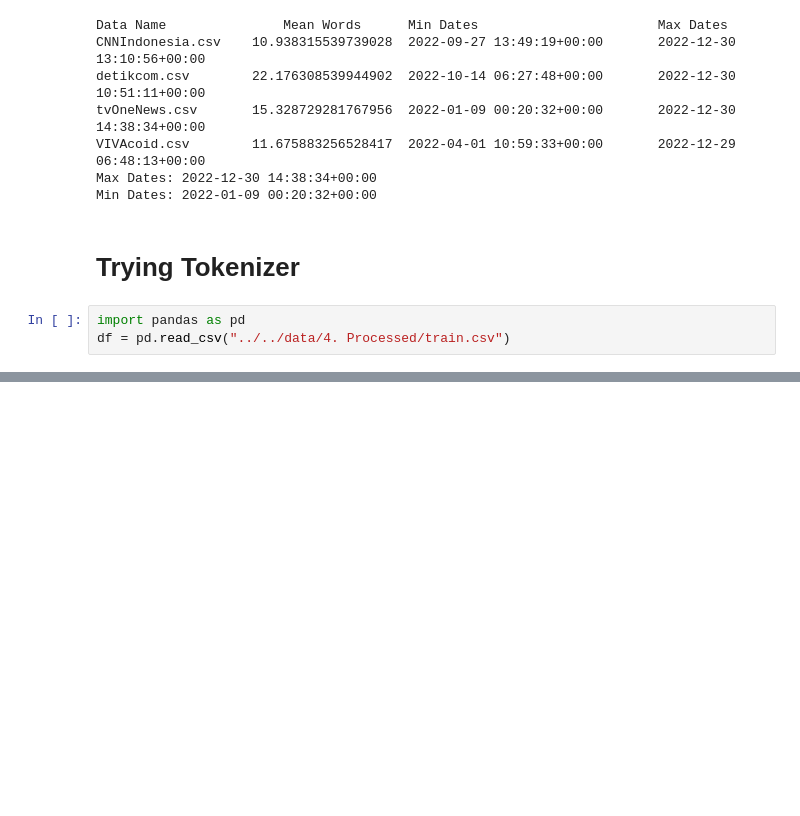
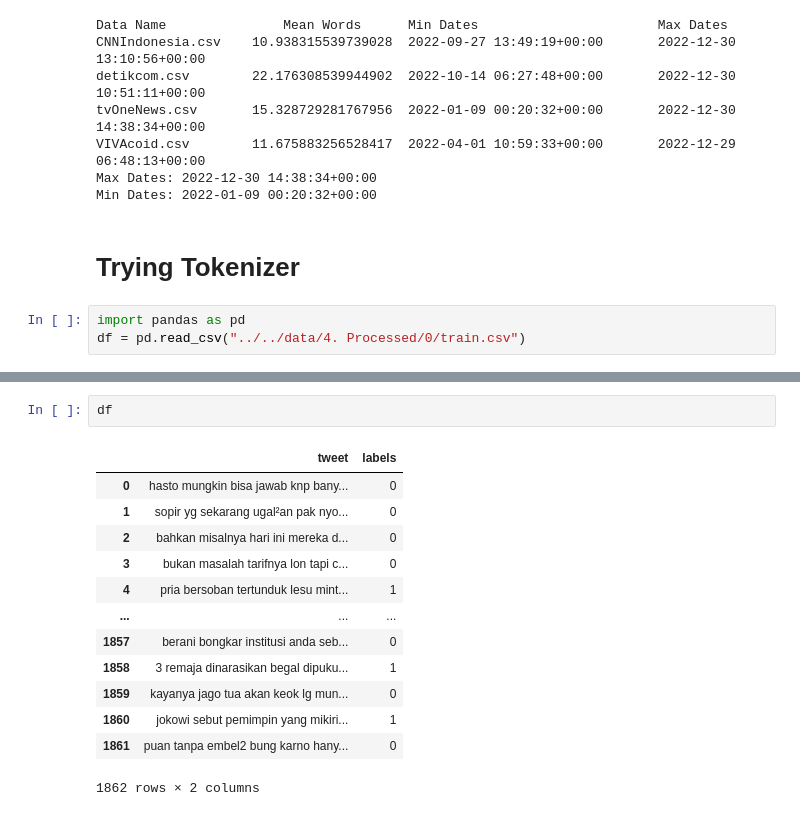
Before and after one commit to kaenova/Headline_Detection, a Jupyter notebook: src/2. Data Processing and Labeling/1. data_explore.ipynb, the cells around one changed output, grey strips where cells are left out. Drawn from its saved outputs; the diff is of its cells as text; blank space fills up the shorter version.

```diff
--- a/src/2. Data Processing and Labeling/1. data_explore.ipynb
+++ b/src/2. Data Processing and Labeling/1. data_explore.ipynb
@@ -276,5 +276,5 @@ Min Dates: 2022-01-09 00:20:32+00:00
 # Trying Tokenizer
 # %%
 import pandas as pd
-df = pd.read_csv("../../data/4. Processed/train.csv")
+df = pd.read_csv("../../data/4. Processed/0/train.csv")
 # %%
@@ -371,0 +346,16 @@ class WordTokenizer:
+# %%
+df
+# %% [output]
+|  | tweet | labels |
+| 0 | hasto mungkin bisa jawab knp bany... | 0 |
+| 1 | sopir yg sekarang ugal²an pak nyo... | 0 |
+| 2 | bahkan misalnya hari ini mereka d... | 0 |
+| 3 | bukan masalah tarifnya lon tapi c... | 0 |
+| 4 | pria bersoban tertunduk lesu mint... | 1 |
+| ... | ... | ... |
+| 1857 | berani bongkar institusi anda seb... | 0 |
+| 1858 | 3 remaja dinarasikan begal dipuku... | 1 |
+| 1859 | kayanya jago tua akan keok lg mun... | 0 |
+| 1860 | jokowi sebut pemimpin yang mikiri... | 1 |
+| 1861 | puan tanpa embel2 bung karno hany... | 0 |
+1862 rows × 2 columns
```
Also changed, not shown: parts of 5 cells of this notebook, 10 other files.
